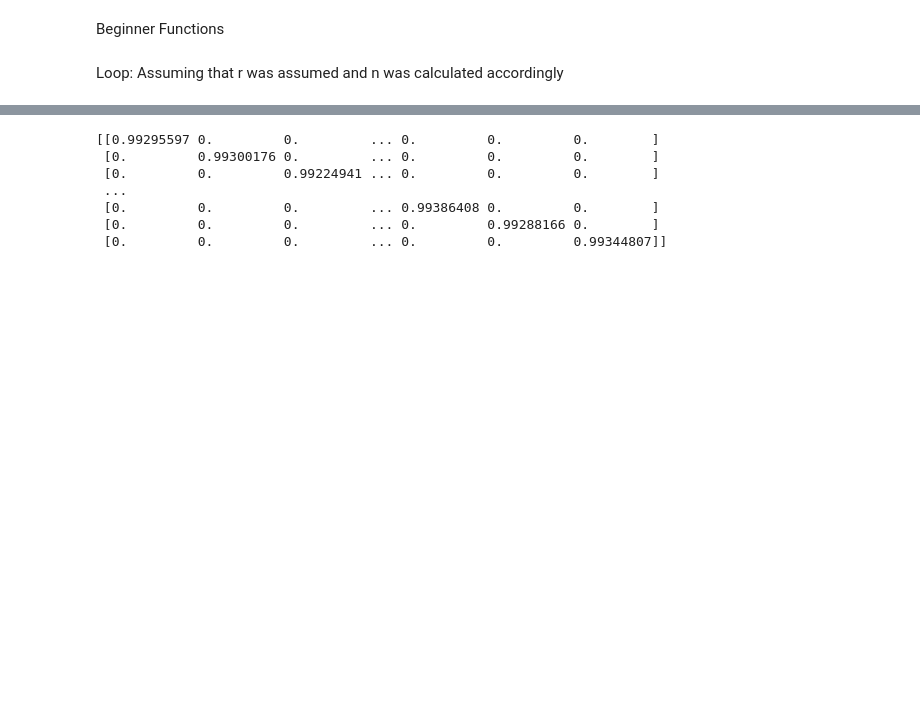
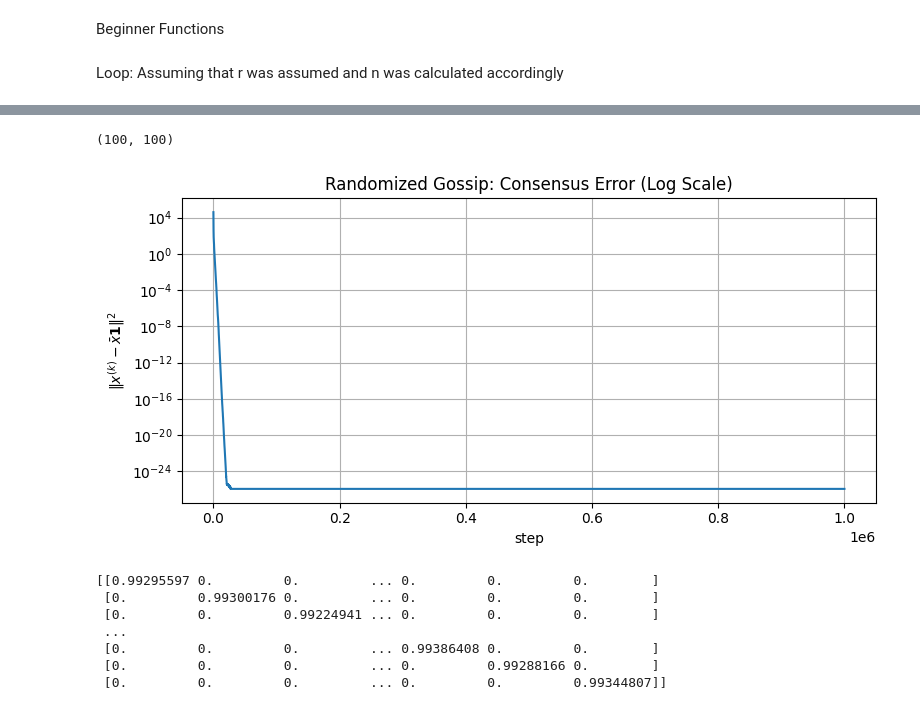
Before and after one commit to nish5180/Distributed_Signal_Processing_EE4540, a Jupyter notebook: distributed_project_git.ipynb, the cells around one changed output, grey strips where cells are left out. Saved outputs shown, nothing was run; the diff lists cells and outputs as text; code cells hidden in the pictures; blank space fills up the shorter version.

```diff
--- a/distributed_project_git.ipynb
+++ b/distributed_project_git.ipynb
@@ -153,3 +95,67 @@ Should converge to: 48.71333333333333
+# %%
+np.shape(adj_matrix)
+# %% [output]
+(100, 100)
+# %%
+np.random.seed(45)
+
+
+x0 = np.random.randint(0, 100, (n, 1)) #this generates a vector with random sensor values from 0 to 100. Its a vector with the number of sensors length
+
+x = x0.copy().astype(float)
+n = len(x)
+avg = np.mean(x)
+avg_vec = avg * np.ones((n, 1))
+error_rg = []
+
+time_steps=1000000
+epislon= 10e-30
+
+for step in range(time_steps):
+
+    i = np.random.randint(0, n) #picking a random node in the 100 sensor nodes
+    # print("random node picked", i)
+
+
+    neighbors = []
+    #basically for j in all the sensor nodes, if the adjacency matrix has a 1 attached to it, then go for 1
+    for k in range(n):
+        if adj_matrix[i, k] == 1:
+            neighbors.append(k)
+
+    #so basiclly, in one time step, one node
+
+
+    if len(neighbors) == 0:
+        continue
+
+    rand_index = np.random.randint(0, len(neighbors))
+    j = neighbors[rand_index]
+
+    # Step 5: Compute average and update both i and j
+    x_ij_avg = 0.5 * (x[i] + x[j])
+    x[i] = x_ij_avg
+    x[j] = x_ij_avg
+
+    # Step 6: Compute squared error from consensus
+    diff = x - avg_vec
+    squared_error = np.linalg.norm(diff)**2
+    error_rg.append(squared_error)
+
+    if squared_error < epislon:
+        print(f"Stopped at step {step+1} with error {squared_error:.2e}")
+        break
+
+plt.figure(figsize=(8, 4))
+plt.semilogy(error_rg)
+plt.xlabel("step")
+plt.ylabel(r"$\|x^{(k)} - \bar{x}\mathbf{1}\|^2$")
+plt.title("Randomized Gossip: Consensus Error (Log Scale)")
+plt.grid(True)
+plt.tight_layout()
+plt.show()
+# %% [output]
+[figure, added]
 # %%
 # Construct Expected Weight Matrix E[W]
 P = generate_uniform_P(adj_matrix)
```
Also changed, not shown: parts of 9 cells of this notebook.
